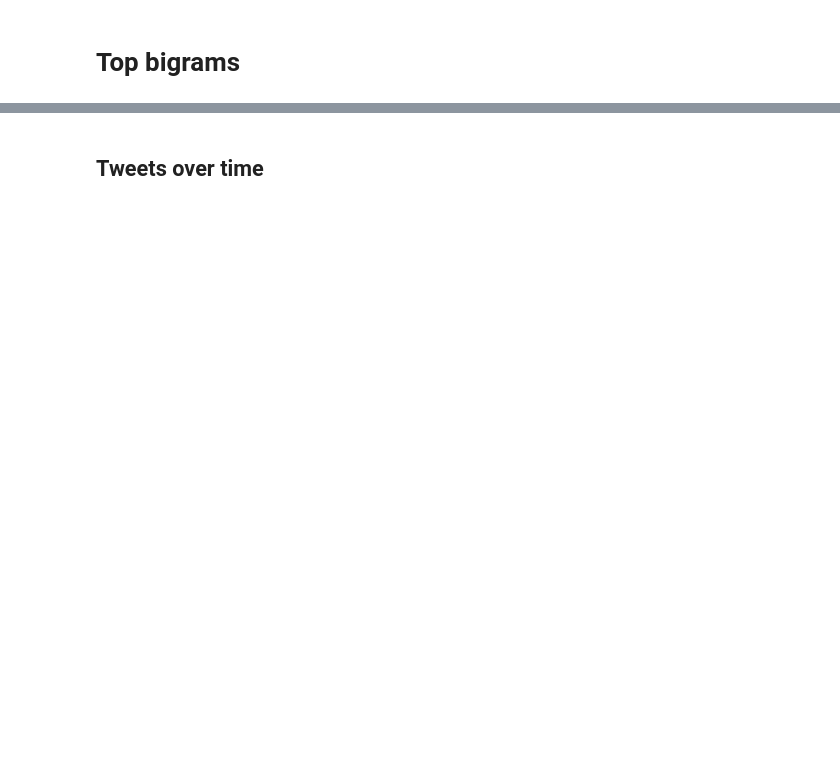
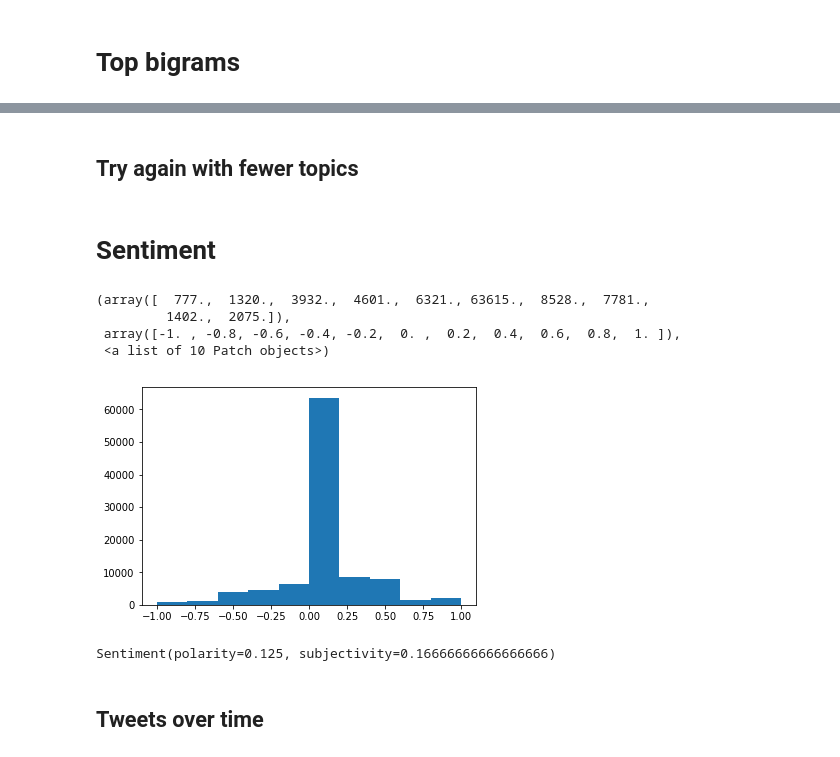
Before and after one commit to mmidzik/crisis-tweets, a Jupyter notebook: Harvey-master.ipynb, the cells around one changed output, grey strips where cells are left out. Cells and saved outputs as stored; diff of their text form; code cells hidden in the pictures; blank space fills up the shorter version.

```diff
--- a/Harvey-master.ipynb
+++ b/Harvey-master.ipynb
@@ -144,0 +218,5 @@ len(cleaned_docs)
+# %%
+# pickle.dump( df_cleaned_docs, open( "df_cleaned_docs_for_pickup.pkl", "wb" ) )
+
+df_cleaned_docs = pickle.load(open("df_cleaned_docs_for_pickup.pkl", "rb"))
+cleaned_docs=list(df_cleaned_docs.cleaned_text)
@@ -177,0 +265,5 @@ gets Houston: 315
+# %%
+count = 0
+for i in list(df_slice_noRT.coords.isnull()):
+    if i is False:
+        count+=1
@@ -179,0 +392,4 @@ gets Houston: 315
+# %%
+for i in cleaned_docs:
+    if 'locks' in i:
+        print(i)
@@ -180,3 +438,26 @@ gets Houston: 315
+# %% [markdown]
+## Try again with fewer topics
+# %% [markdown]
+# Sentiment
+# %%
+polarity = []
+subjectivity = []
+for i in cleaned_docs:
+    sentiment = TextBlob(i).sentiment
+    polarity.append(sentiment[0])
+    subjectivity.append(sentiment[1])
+# %%
+plt.hist(polarity)
+# %% [output]
+(array([  777.,  1320.,  3932.,  4601.,  6321., 63615.,  8528.,  7781.,
+         1402.,  2075.]),
+ array([-1. , -0.8, -0.6, -0.4, -0.2,  0. ,  0.2,  0.4,  0.6,  0.8,  1. ]),
+ <a list of 10 Patch objects>)
+[figure, added]
+# %%
+sentiment_docs[0]
+# %% [output]
+Sentiment(polarity=0.125, subjectivity=0.16666666666666666)
 # %% [markdown]
 ## Tweets over time
 # %%
```
Also changed, not shown: parts of 60 cells of this notebook, 26 other files.
